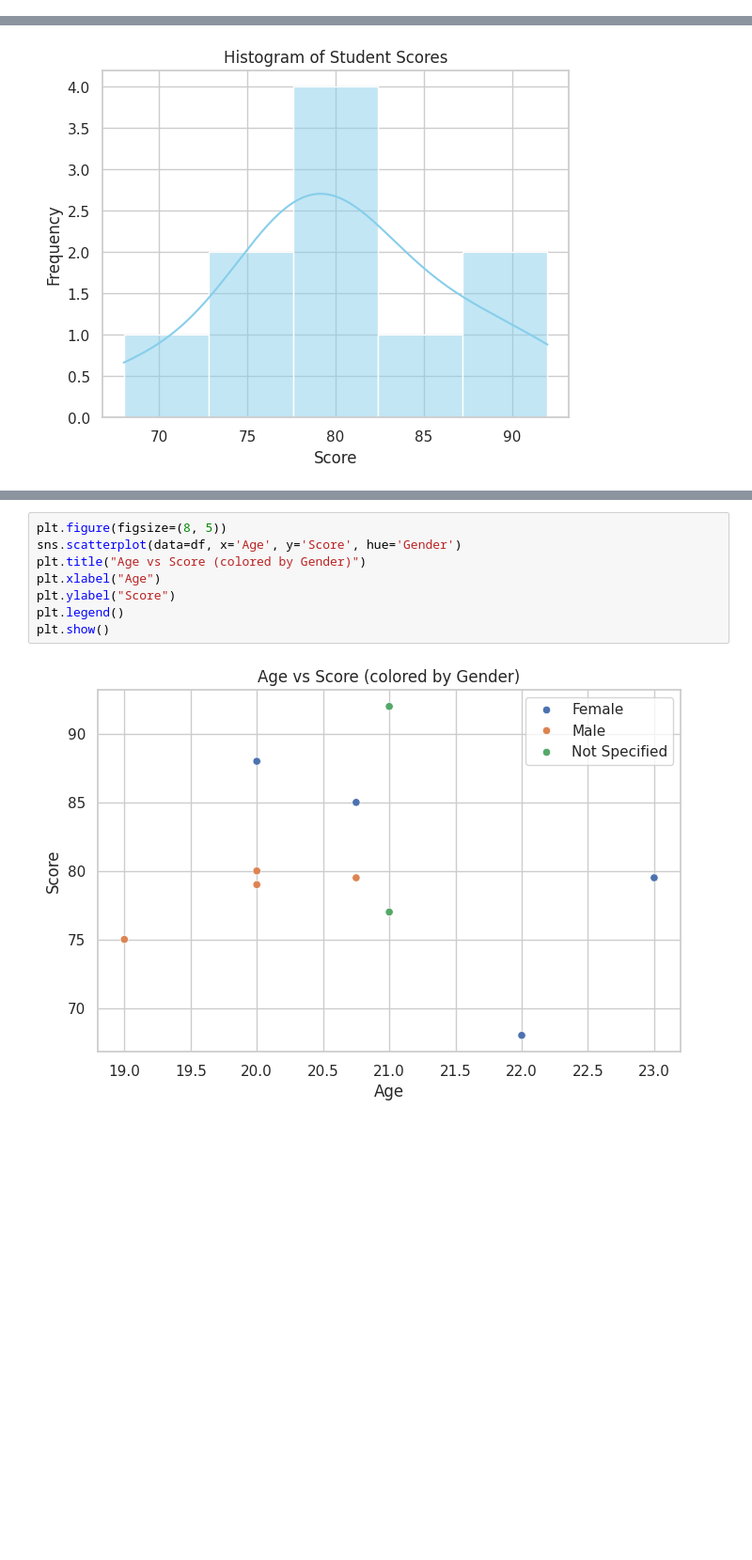
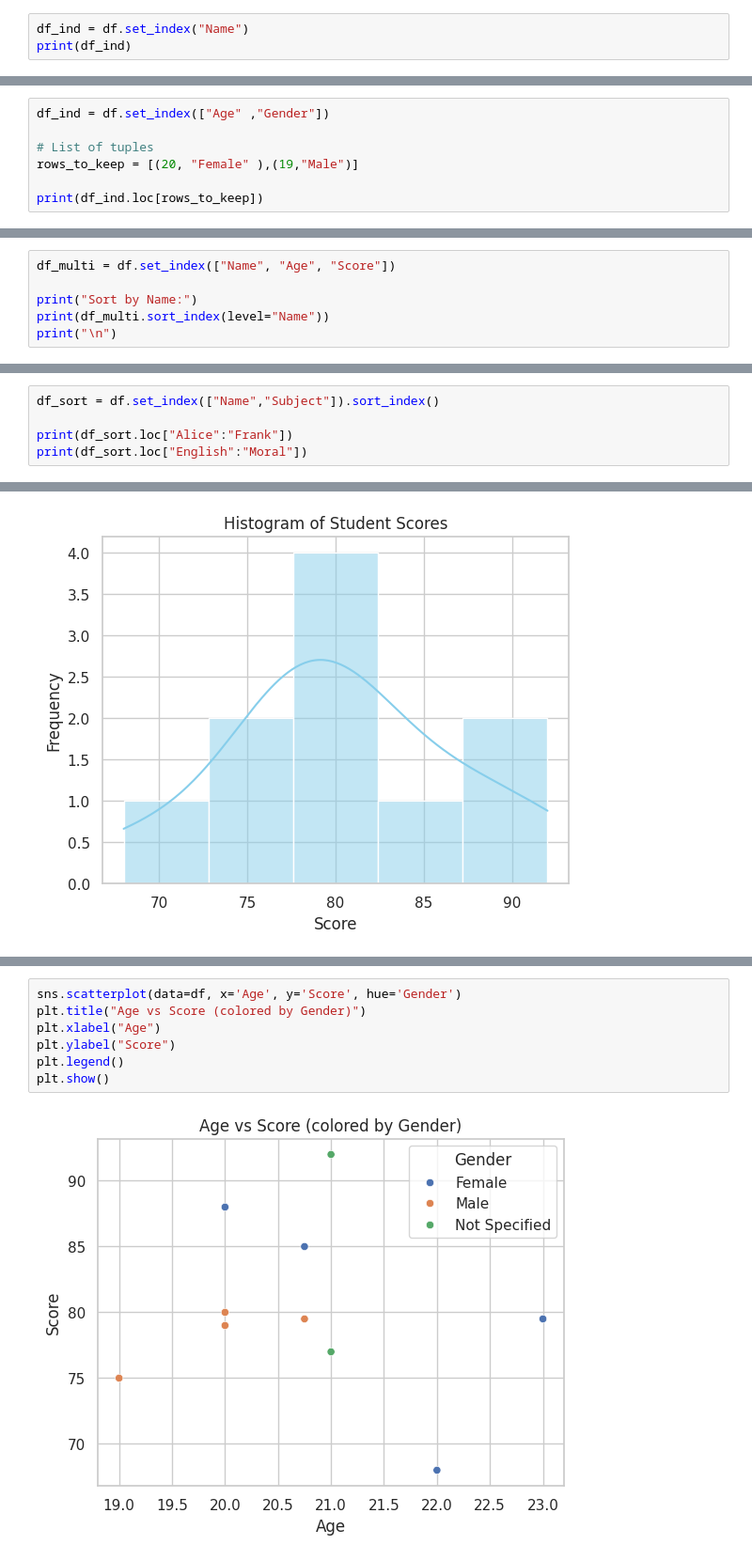
Before and after one commit to shreyasstha/data, a Jupyter notebook: data_cleaning.ipynb, the cells around one changed output, grey strips where cells are left out. Shown: that part at 94% size. Cells and saved outputs as stored; diff of their text form; blank space fills up the shorter version.

Commit message:
visualizations

```diff
--- a/data_cleaning.ipynb
+++ b/data_cleaning.ipynb
@@ -156,0 +214,3 @@ df.pivot_table(values="Age", index="Name", fill_value=0)
+# %%
+df_ind = df.set_index("Name")
+print(df_ind)
@@ -156,0 +260,7 @@ df.pivot_table(values="Age", index="Name", fill_value=0)
+# %%
+df_ind = df.set_index(["Age" ,"Gender"])
+
+# List of tuples
+rows_to_keep = [(20, "Female" ),(19,"Male")]
+
+print(df_ind.loc[rows_to_keep])
@@ -156,0 +273,6 @@ df.pivot_table(values="Age", index="Name", fill_value=0)
+# %%
+df_multi = df.set_index(["Name", "Age", "Score"])
+
+print("Sort by Name:")
+print(df_multi.sort_index(level="Name"))
+print("\n")
@@ -156,0 +328,5 @@ df.pivot_table(values="Age", index="Name", fill_value=0)
+# %%
+df_sort = df.set_index(["Name","Subject"]).sort_index()
+
+print(df_sort.loc["Alice":"Frank"])
+print(df_sort.loc["English":"Moral"])
@@ -184,10 +400,9 @@ plt.show()
 # %%
-plt.figure(figsize=(8, 5))
 sns.scatterplot(data=df, x='Age', y='Score', hue='Gender')
 plt.title("Age vs Score (colored by Gender)")
 plt.xlabel("Age")
 plt.ylabel("Score")
 plt.legend()
 plt.show()
 # %% [output]
-[figure, old version]
+[figure, new version]
```
Also changed, not shown: parts of 23 cells of this notebook.
